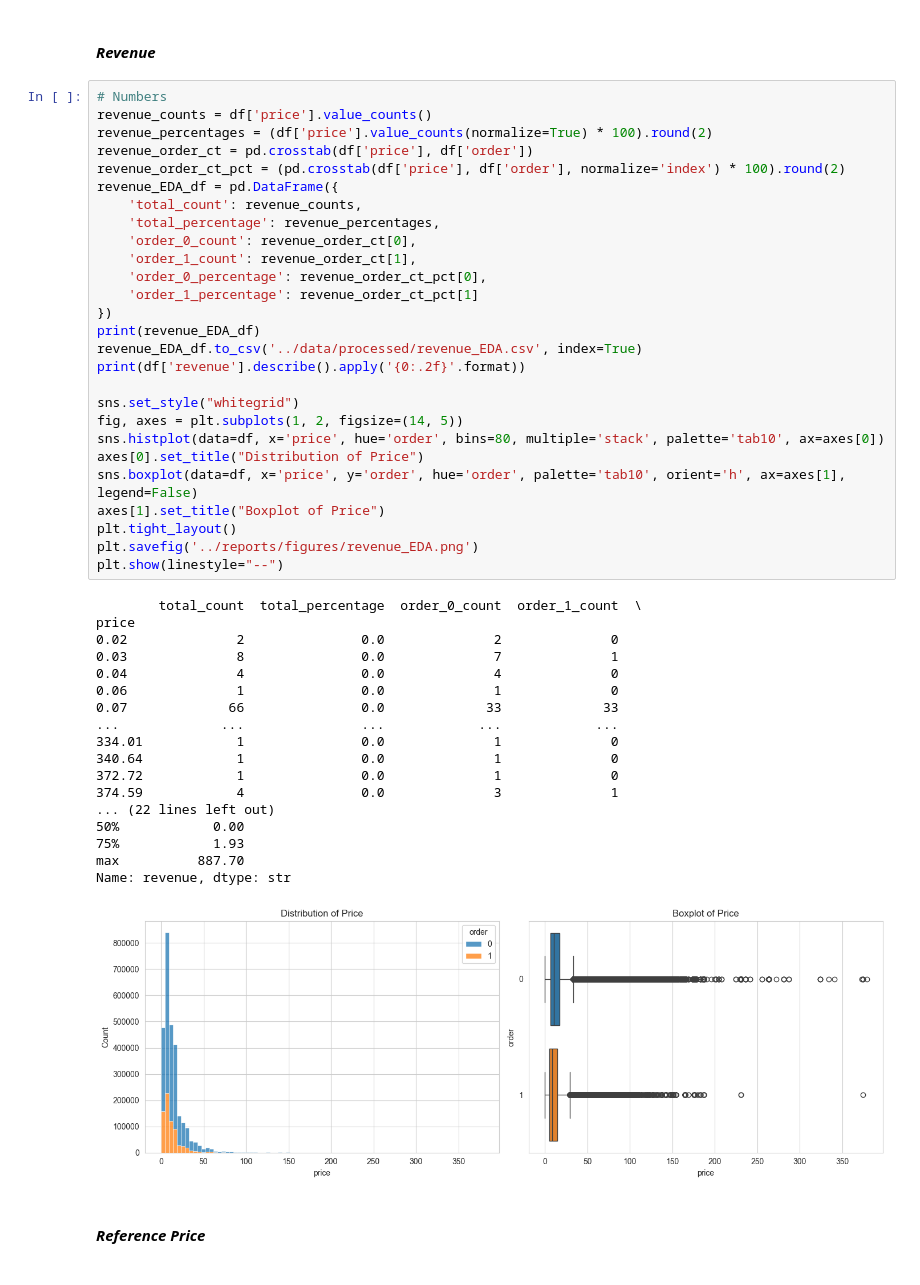
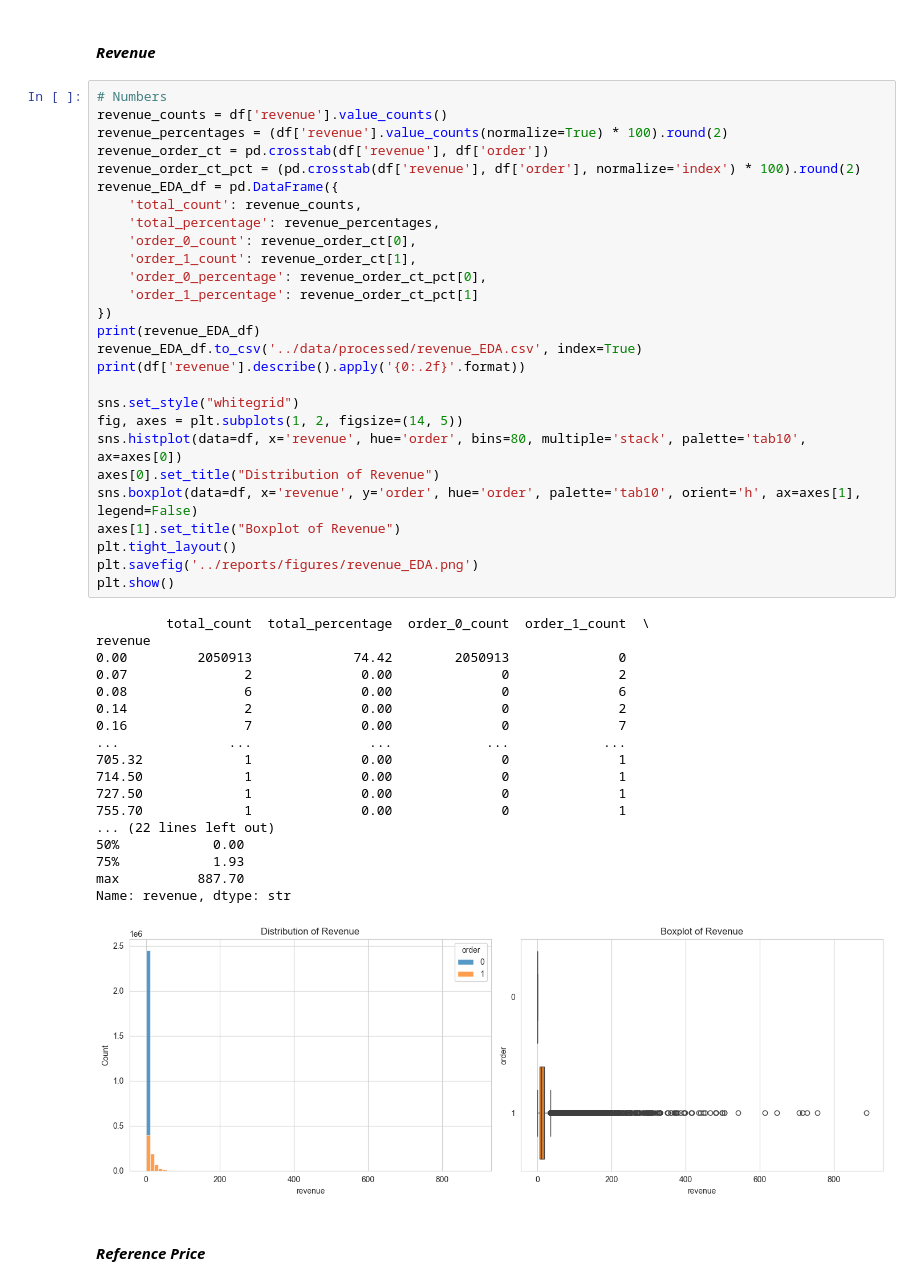
Before and after one commit to annageiser/analytics-project, a Jupyter notebook: src/analysis.ipynb, the cells around one changed output. Cells and saved outputs as stored; diff of their text form.

```diff
--- a/src/analysis.ipynb
+++ b/src/analysis.ipynb
@@ -985,50 +985,50 @@ Name: price, dtype: str
 #### ***Revenue***
 # %%
 # Numbers
-revenue_counts = df['price'].value_counts()
-revenue_percentages = (df['price'].value_counts(normalize=True) * 100).round(2)
-revenue_order_ct = pd.crosstab(df['price'], df['order'])
-revenue_order_ct_pct = (pd.crosstab(df['price'], df['order'], normalize='index') * 100).round(2)
+revenue_counts = df['revenue'].value_counts()
+revenue_percentages = (df['revenue'].value_counts(normalize=True) * 100).round(2)
+revenue_order_ct = pd.crosstab(df['revenue'], df['order'])
+revenue_order_ct_pct = (pd.crosstab(df['revenue'], df['order'], normalize='index') * 100).round(2)
 revenue_EDA_df = pd.DataFrame({
     'total_count': revenue_counts,
     'total_percentage': revenue_percentages,
     'order_0_count': revenue_order_ct[0],
     'order_1_count': revenue_order_ct[1],
     'order_0_percentage': revenue_order_ct_pct[0],
     'order_1_percentage': revenue_order_ct_pct[1]
 })
 print(revenue_EDA_df)
 revenue_EDA_df.to_csv('../data/processed/revenue_EDA.csv', index=True)
 print(df['revenue'].describe().apply('{0:.2f}'.format))
 
 sns.set_style("whitegrid")
 fig, axes = plt.subplots(1, 2, figsize=(14, 5))
-sns.histplot(data=df, x='price', hue='order', bins=80, multiple='stack', palette='tab10', ax=axes[0])
-axes[0].set_title("Distribution of Price")
-sns.boxplot(data=df, x='price', y='order', hue='order', palette='tab10', orient='h', ax=axes[1], legend=False)
-axes[1].set_title("Boxplot of Price")
+sns.histplot(data=df, x='revenue', hue='order', bins=80, multiple='stack', palette='tab10', ax=axes[0])
+axes[0].set_title("Distribution of Revenue")
+sns.boxplot(data=df, x='revenue', y='order', hue='order', palette='tab10', orient='h', ax=axes[1], legend=False)
+axes[1].set_title("Boxplot of Revenue")
 plt.tight_layout()
 plt.savefig('../reports/figures/revenue_EDA.png')
-plt.show(linestyle="--")
+plt.show()
 # %% [output]
-        total_count  total_percentage  order_0_count  order_1_count  \
-price
-0.02              2               0.0              2              0
-0.03              8               0.0              7              1
-0.04              4               0.0              4              0
-0.06              1               0.0              1              0
-0.07             66               0.0             33             33
-...             ...               ...            ...            ...
-334.01            1               0.0              1              0
-340.64            1               0.0              1              0
-372.72            1               0.0              1              0
-374.59            4               0.0              3              1
+         total_count  total_percentage  order_0_count  order_1_count  \
+revenue
+0.00         2050913             74.42        2050913              0
+0.07               2              0.00              0              2
+0.08               6              0.00              0              6
+0.14               2              0.00              0              2
+0.16               7              0.00              0              7
+...              ...               ...            ...            ...
+705.32             1              0.00              0              1
+714.50             1              0.00              0              1
+727.50             1              0.00              0              1
+755.70             1              0.00              0              1
 ... (22 lines left out)
 50%            0.00
 75%            1.93
 max          887.70
 Name: revenue, dtype: str
-[figure, old version]
+[figure, new version]
 # %% [markdown]
 #### ***Reference Price***
 # %%
```
Also changed, not shown: parts of 64 cells of this notebook, 2 other files.
